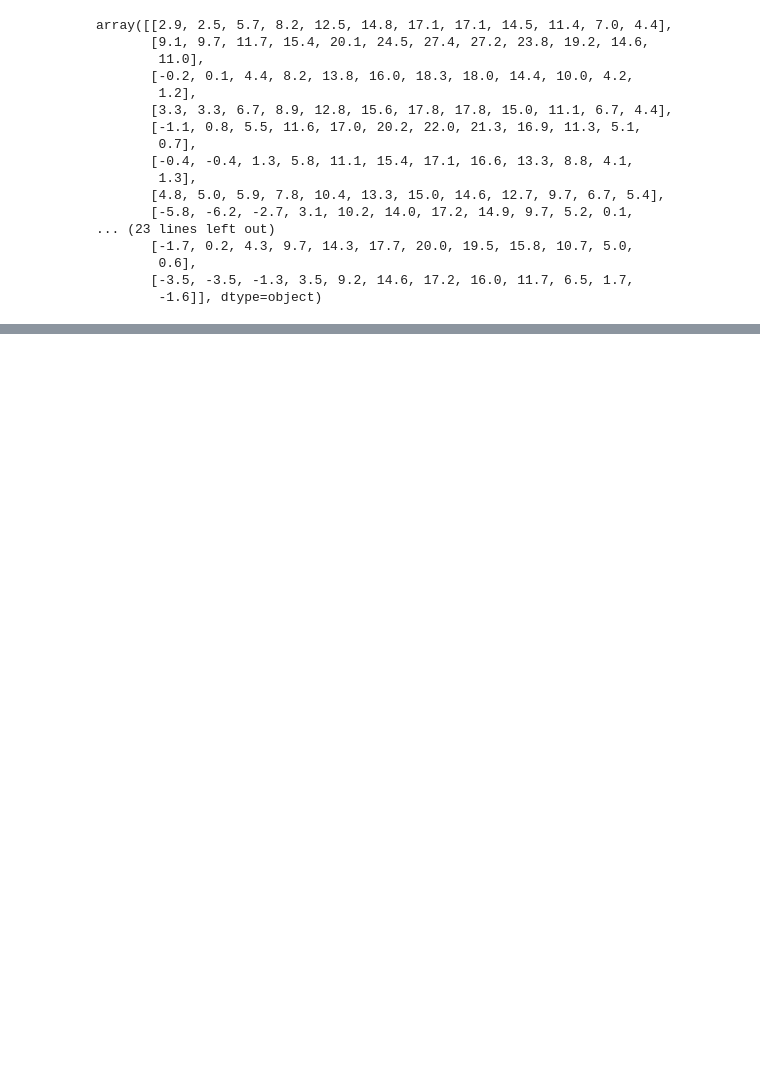
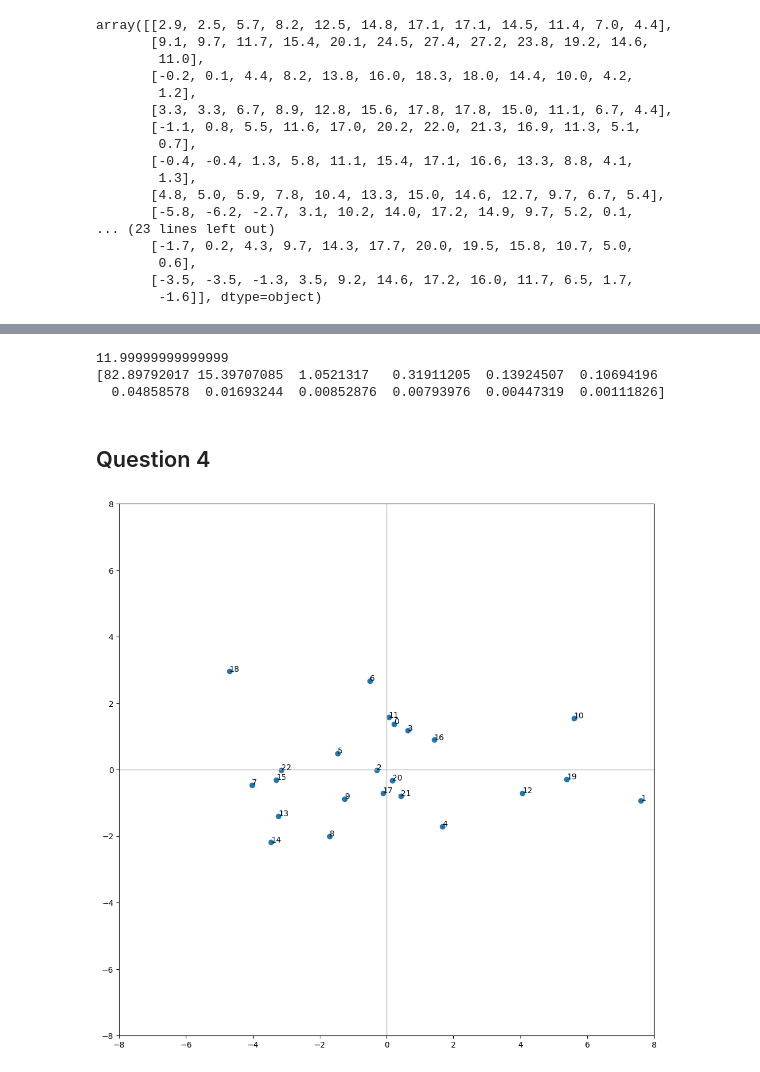
Before and after one commit to gael-mehdi/e-business-db-mini-projet, a Jupyter notebook: Part_1_unsupervised_learning.ipynb, the cells around one changed output, grey strips where cells are left out. Drawn from its saved outputs; the diff is of its cells as text; code cells hidden in the pictures; blank space fills up the shorter version.

```diff
--- a/Part_1_unsupervised_learning.ipynb
+++ b/Part_1_unsupervised_learning.ipynb
@@ -32,7 +30,9 @@ Here is a summary of the dataset in points:
   - Rows: **23** (European capitals only).
   - Columns: **12** (Monthly temperatures).
 # %%
-data_path = "/content/drive/MyDrive/e-business & Big Data/Machine Learning/Mini Project/data/temperature.xlsx"
+# data_path = "/content/drive/MyDrive/e-business & Big Data/Machine Learning/Mini Project/data/temperature.xlsx"
+
+data_path = "temperature.xlsx"
 
 # Import data
 data = pd.read_excel(data_path)[:23]
@@ -78,0 +94,4 @@ array([[2.9, 2.5, 5.7, 8.2, 12.5, 14.8, 17.1, 17.1, 14.5, 11.4, 7.0, 4.4],
+# %%
+# Centering and Standardizing Data
+Z = StandardScaler().fit_transform(X)
+print(Z)
@@ -78,0 +119,9 @@ array([[2.9, 2.5, 5.7, 8.2, 12.5, 14.8, 17.1, 17.1, 14.5, 11.4, 7.0, 4.4],
+# %%
+# Instanciation of PCA
+pca = PCA()
+# The PCA is performed, and the factor scores are retrieved in the matrix 'coord'.
+coord = pca.fit_transform(Z)
+print(coord)
+# Number of principal components
+n = (pca.n_components_)
+print(n)
@@ -78,0 +152,40 @@ array([[2.9, 2.5, 5.7, 8.2, 12.5, 14.8, 17.1, 17.1, 14.5, 11.4, 7.0, 4.4],
+# %%
+# Retrieve the eigenvalues / variance / inertia.
+# The variance is estimated with n-1 degrees of freedom.
+variance = pca.explained_variance_
+
+# An adjustment is necessary to obtain the variance with n degrees of freedom.
+eigval = variance*(len(Z)-1)/len(Z)
+
+print(np.sum(eigval,axis=0))
+
+# Eigenvalue representation ratio or the percentage of inertia explained by each axis
+np.set_printoptions(suppress=True)
+print(pca.explained_variance_ratio_*100)
+# %% [output]
+11.99999999999999
+[82.89792017 15.39707085  1.0521317   0.31911205  0.13924507  0.10694196
+  0.04858578  0.01693244  0.00852876  0.00793976  0.00447319  0.00111826]
+# %% [markdown]
+## Question 4
+# %%
+# Creation of the graph
+fig, ax = plt.subplots(figsize=(12,12))
+ax.set_xlim(-8,8)
+ax.set_ylim(-8,8)
+
+# Placement of the points
+plt.scatter(coord[:,0],coord[:,1])
+
+# Placement of the observation labels
+for i in range(len(Z)):
+     plt.annotate(data.index[i],(coord[i,0],coord[i,1]))
+
+# Addition of axes
+plt.plot([-8,8],[0,0],color='silver',linestyle='-',linewidth=1)
+plt.plot([0,0],[-8,8],color='silver',linestyle='-',linewidth=1)
+
+# Display
+plt.show()
+# %% [output]
+[figure, added]
```
Also changed, not shown: parts of 7 cells of this notebook.
